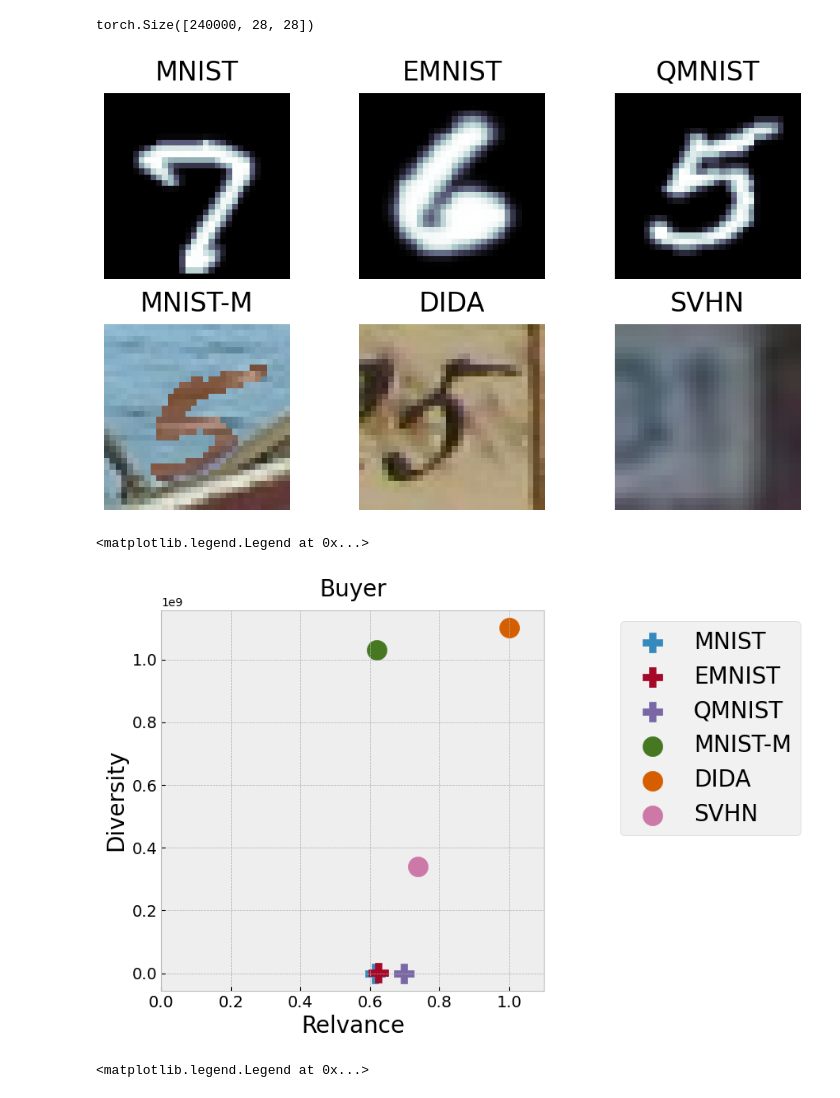
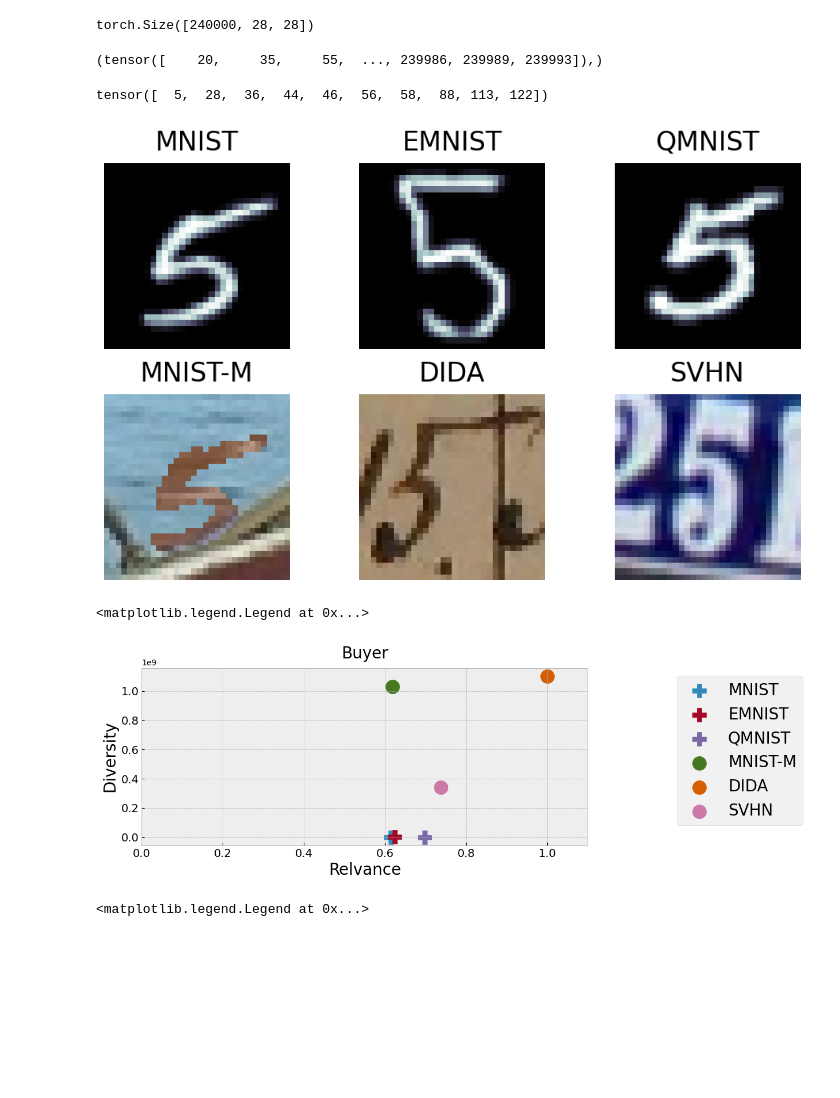
Before and after one commit to clu5/data-valuation, a Jupyter notebook: digit-experiments.ipynb, the cells around one changed output. Drawn from its saved outputs; the diff is of its cells as text; code cells hidden in the pictures; blank space fills up the shorter version.

```diff
--- a/valuation-diversity-rebuttal.ipynb
+++ b/digit-experiments.ipynb
@@ -56,7 +33,7 @@ array([1, 9, 2, ..., 1, 6, 9])
 root = Path('../data/')
 download = True
 
-mnist = MNIST(root=root, train=True, download=download)
+mnist = MNIST(root=root, train=False, download=download)
 emnist = EMNIST(root=root, split='digits', train=True, download=download)
 qmnist = QMNIST(root=root, what='test50k', train=True, download=download)
 svhn = SVHN(root=root, split='train', download=download)
@@ -156,6 +133,14 @@ torch.Size([10000, 3, 32, 32])
 emnist.data.shape
 # %% [output]
 torch.Size([240000, 28, 28])
+# %%
+torch.where(emnist_targets == 5)
+# %% [output]
+(tensor([    20,     35,     55,  ..., 239986, 239989, 239993]),)
+# %%
+torch.where(svhn_targets == 5)[0][:10]
+# %% [output]
+tensor([  5,  28,  36,  44,  46,  56,  58,  88, 113, 122])
 # %%
 k = 0
 fontsize=24
@@ -166,7 +151,7 @@ fig, ax = plt.subplots(nrows=2, ncols=3, figsize=(10, 6))
 ax[0, 0].imshow(mnist_data[52][0], cmap=plt.cm.bone)
 ax[0, 0].set_title(f'MNIST', fontsize=fontsize, pad=pad)
 ax[0, 0].axis('off')
-ax[0, 1].imshow(emnist_data[40][0], cmap=plt.cm.bone)
+ax[0, 1].imshow(emnist_data[20][0], cmap=plt.cm.bone)
 ax[0, 1].set_title(f'EMNIST', fontsize=fontsize, pad=pad)
 ax[0, 1].axis('off')
 ax[0, 2].imshow(qmnist_data[80][0], cmap=plt.cm.bone)
@@ -178,10 +163,10 @@ ax[0, 2].axis('off')
 ax[1, 0].imshow(torch.moveaxis(mnist_m_data[52], 0, -1))
 ax[1, 0].set_title(f'MNIST-M', fontsize=fontsize, pad=pad)
 ax[1, 0].axis('off')
-ax[1, 1].imshow(torch.moveaxis(dida_data[4003], 0, -1))
+ax[1, 1].imshow(torch.moveaxis(dida_data[4001], 0, -1))
 ax[1, 1].set_title(f'DIDA', fontsize=fontsize, pad=pad)
 ax[1, 1].axis('off')
-ax[1, 2].imshow(torch.moveaxis(svhn_data[151], 0, -1))
+ax[1, 2].imshow(torch.moveaxis(svhn_data[88], 0, -1))
 ax[1, 2].set_title(f'SVHN', fontsize=fontsize, pad=pad)
 ax[1, 2].axis('off')
 # ax[1, 3].imshow(torch.moveaxis(cifar_data[16], 0, -1))
@@ -191,7 +176,7 @@ ax[1, 2].axis('off')
 fig.tight_layout()
 plt.savefig('figures/digits-images.png')
 # %% [output]
-[figure, old version]
+[figure, new version]
 # %%
 from torch.utils.data import TensorDataset, DataLoader
 
@@ -258,24 +243,24 @@ seller6_rel, seller6_div = get_value(pca, seller6_data)
 seller7_rel, seller7_div = get_value(pca, seller7_data)
 # seller8_rel, seller8_div = get_value(pca, seller8_data)
 # %%
-plt.figure(figsize=(6, 6))
+plt.figure(figsize=(10, 4))
 plt.scatter(seller1_rel, seller1_div, s=300, marker='P', label='MNIST')
 plt.scatter(seller2_rel, seller2_div, s=300, marker='P', label='EMNIST')
 plt.scatter(seller3_rel, seller3_div, s=300, marker='P', label='QMNIST')
 # plt.scatter(seller4_rel, seller4_div, s=100, marker='D', label='FashionMNIST')
 plt.scatter(seller5_rel, seller5_div, s=300, marker='o', label='MNIST-M')
 plt.scatter(seller6_rel, seller6_div, s=300, marker='o', label='DIDA')
 plt.scatter(seller7_rel, seller7_div, s=300, marker='o', label='SVHN')
 # plt.scatter(seller8_rel, seller8_div, label='CIFAR')
 plt.xlabel('Relvance', fontsize=20)
 plt.ylabel('Diversity', fontsize=20)
 plt.xlim(0, 1.1)
 plt.title('Buyer', fontsize=20, pad=12)
 plt.tick_params(labelsize=14)
-plt.legend(fontsize=20, bbox_to_anchor=(1.7, 1))
+plt.legend(fontsize=20, bbox_to_anchor=(1.5, 1))
 # %% [output]
 <matplotlib.legend.Legend at 0x...>
-[figure, old version]
+[figure, new version]
 # %%
 import models
 reload(models)
```
Also changed, not shown: parts of 8 cells of this notebook, 11 other files.
